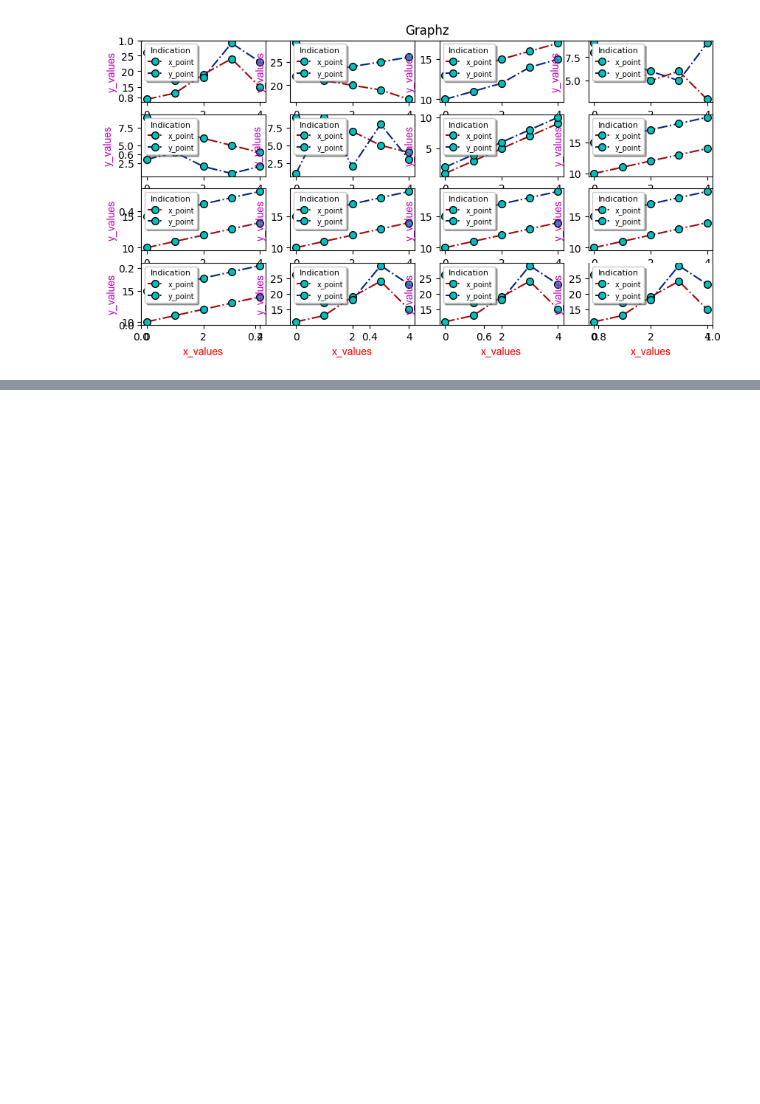
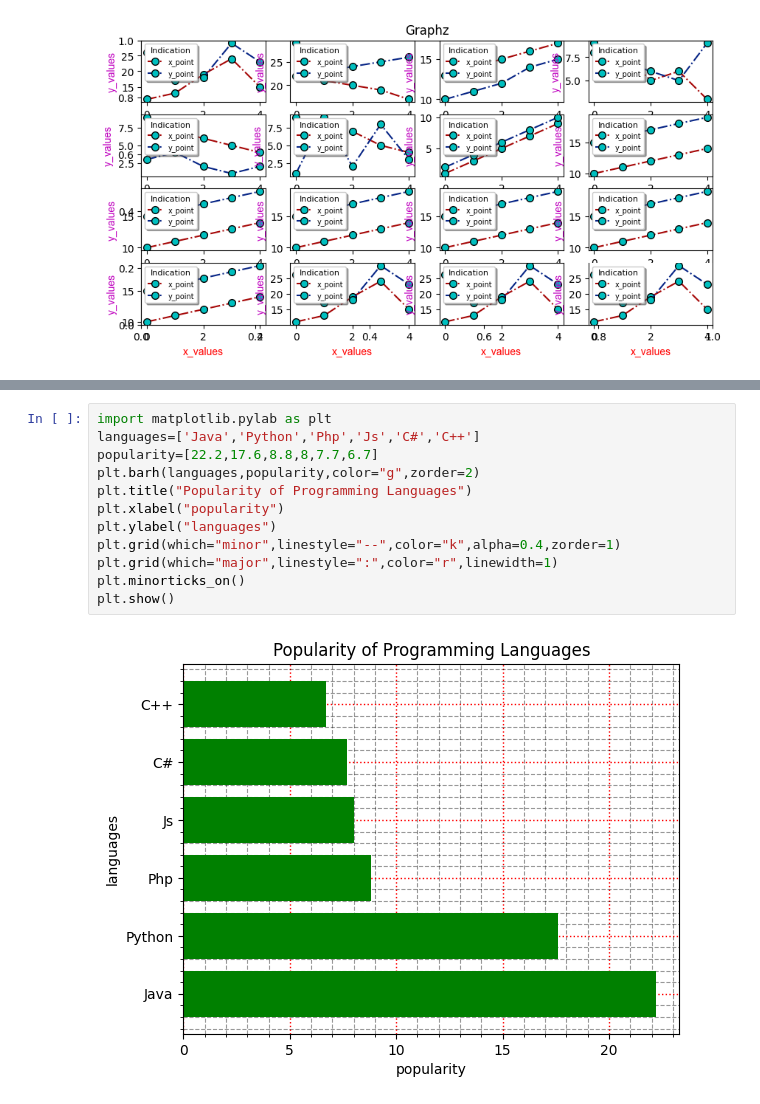
Before and after one commit to akashnandhu/python, a Jupyter notebook: matplot.ipynb, the cells around one changed output, grey strips where cells are left out. Drawn from its saved outputs; the diff is of its cells as text; blank space fills up the shorter version.

```diff
--- a/matplot.ipynb
+++ b/matplot.ipynb
@@ -274,0 +316,14 @@ plt.show()
+# %%
+import matplotlib.pylab as plt
+languages=['Java','Python','Php','Js','C#','C++']
+popularity=[22.2,17.6,8.8,8,7.7,6.7]
+plt.barh(languages,popularity,color="g",zorder=2)
+plt.title("Popularity of Programming Languages")
+plt.xlabel("popularity")
+plt.ylabel("languages")
+plt.grid(which="minor",linestyle="--",color="k",alpha=0.4,zorder=1)
+plt.grid(which="major",linestyle=":",color="r",linewidth=1)
+plt.minorticks_on()
+plt.show()
+# %% [output]
+[figure, added]
```
Also changed, not shown: parts of 13 cells of this notebook, 5 other files.
